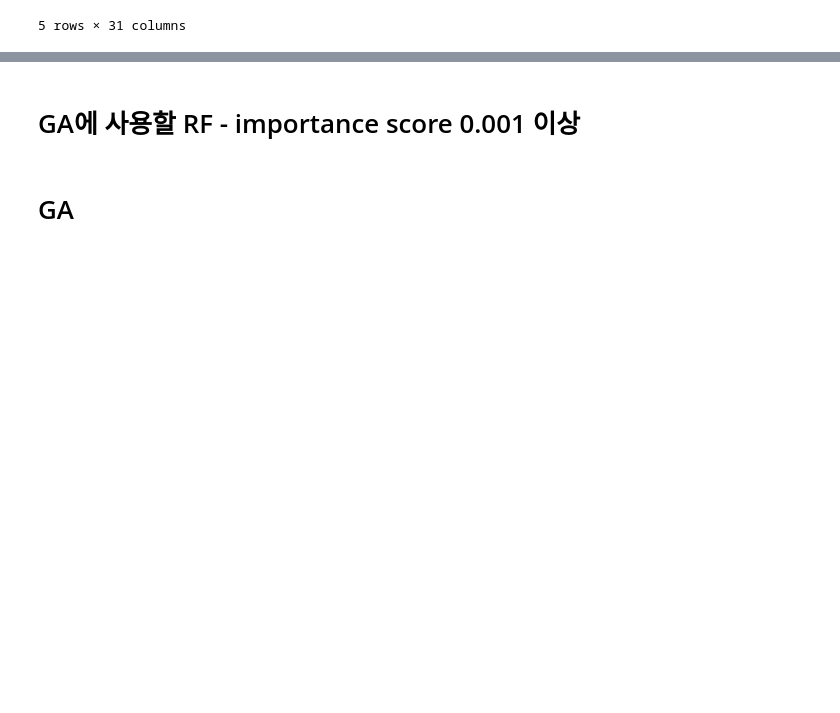
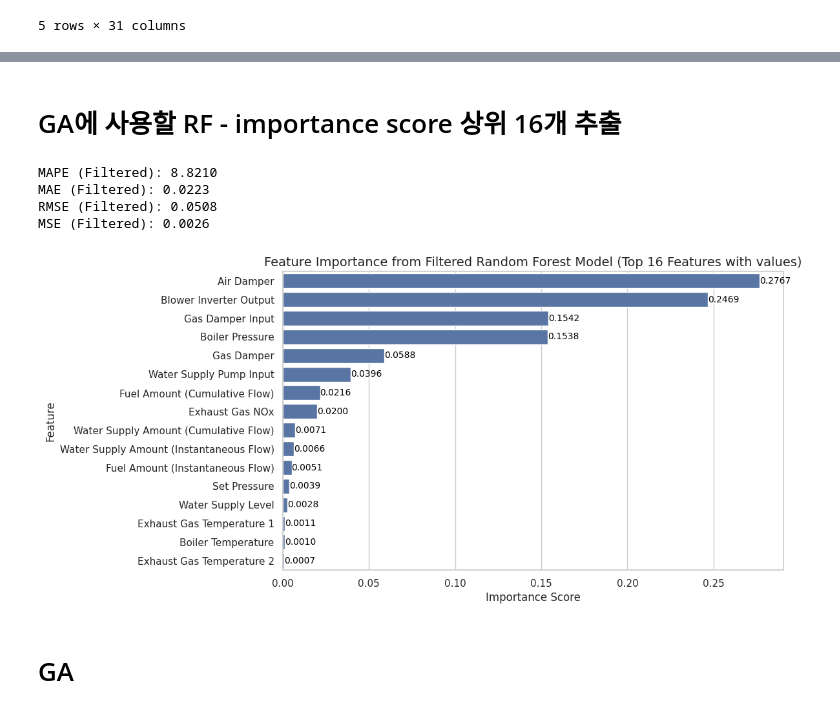
Before and after one commit to qkrjuyeol/boiler-efficiency-checker, a Jupyter notebook: AI/RF_GA_Juyeol.ipynb, the cells around one changed output, grey strips where cells are left out. Saved outputs shown, nothing was run; the diff lists cells and outputs as text; code cells hidden in the pictures; blank space fills up the shorter version.

```diff
--- a/AI/RF_GA_Juyeol.ipynb
+++ b/AI/RF_GA_Juyeol.ipynb
@@ -186,13 +195,13 @@ plt.show()
 # %% [markdown]
-# GA에 사용할 RF - importance score 0.001 이상
+# GA에 사용할 RF - importance score 상위 16개 추출
 # %%
 # Step 1: Random Search에서 찾은 최적의 하이퍼파라미터를 적용한 새로운 Random Forest 모델 학습
 best_params = random_search.best_params_  # 이전 RandomizedSearchCV에서 찾은 최적의 하이퍼파라미터
 
-# Feature Importance가 0.001 이상인 피처들만 선택
-importance_threshold = 0.001
-important_features = feature_importance_series[feature_importance_series > importance_threshold].index
-X_filtered = X[important_features]  # 중요도가 0.001 이상인 피처들만 사용
+# Feature Importance 상위 16개의 피처들만 선택
+top_n = 16
+important_features = feature_importance_series.sort_values(ascending=False).head(top_n).index
+X_filtered = X[important_features]  # 상위 16개 피처들만 사용
 
 # 데이터 분할: 훈련 데이터와 테스트 데이터로 다시 분할
 X_train_filtered, X_test_filtered, y_train, y_test = train_test_split(X_filtered, y, test_size=0.2, random_state=42)
@@ -214,34 +223,40 @@ rf_filtered.fit(X_train_filtered, y_train)
 # Step 2: 모델 평가
 y_pred_filtered = rf_filtered.predict(X_test_filtered)
 
 # 성능 지표 계산
 mape_filtered = np.mean(np.abs((y_test - y_pred_filtered) / y_test)) * 100
 mae_filtered = np.mean(np.abs(y_test - y_pred_filtered))
 rmse_filtered = np.sqrt(np.mean((y_test - y_pred_filtered) ** 2))
 mse_filtered = np.mean((y_test - y_pred_filtered) ** 2)
 
 print(f"MAPE (Filtered): {mape_filtered:.4f}")
 print(f"MAE (Filtered): {mae_filtered:.4f}")
 print(f"RMSE (Filtered): {rmse_filtered:.4f}")
 print(f"MSE (Filtered): {mse_filtered:.4f}")
 
 # Step 3: Feature Importance 시각화 (필터링된 피처만)
 feature_importances_filtered = rf_filtered.feature_importances_
 
 # 피처 중요도 시리즈로 변환하고 중요도 순서대로 정렬
 feature_importance_series_filtered = pd.Series(feature_importances_filtered, index=important_features).sort_values(ascending=False)
 
 plt.figure(figsize=(10, 6))
 ax = sns.barplot(x=feature_importance_series_filtered, y=feature_importance_series_filtered.index)
 
 # 각 바에 중요도 값을 텍스트로 표시
 for i, (value, name) in enumerate(zip(feature_importance_series_filtered, feature_importance_series_filtered.index)):
     ax.text(value, i, f'{value:.4f}', va='center', ha='left', fontsize=10, color='black')
 
-plt.title('Feature Importance from Filtered Random Forest Model (with values)', fontsize=14)
+plt.title('Feature Importance from Filtered Random Forest Model (Top 16 Features with values)', fontsize=14)
 plt.xlabel('Importance Score', fontsize=12)
 plt.ylabel('Feature', fontsize=12)
 plt.show()
+# %% [output]
+MAPE (Filtered): 8.8210
+MAE (Filtered): 0.0223
+RMSE (Filtered): 0.0508
+MSE (Filtered): 0.0026
+[figure, added]
 # %% [markdown]
 # GA
 # %%
```
Also changed, not shown: parts of 8 cells of this notebook.
